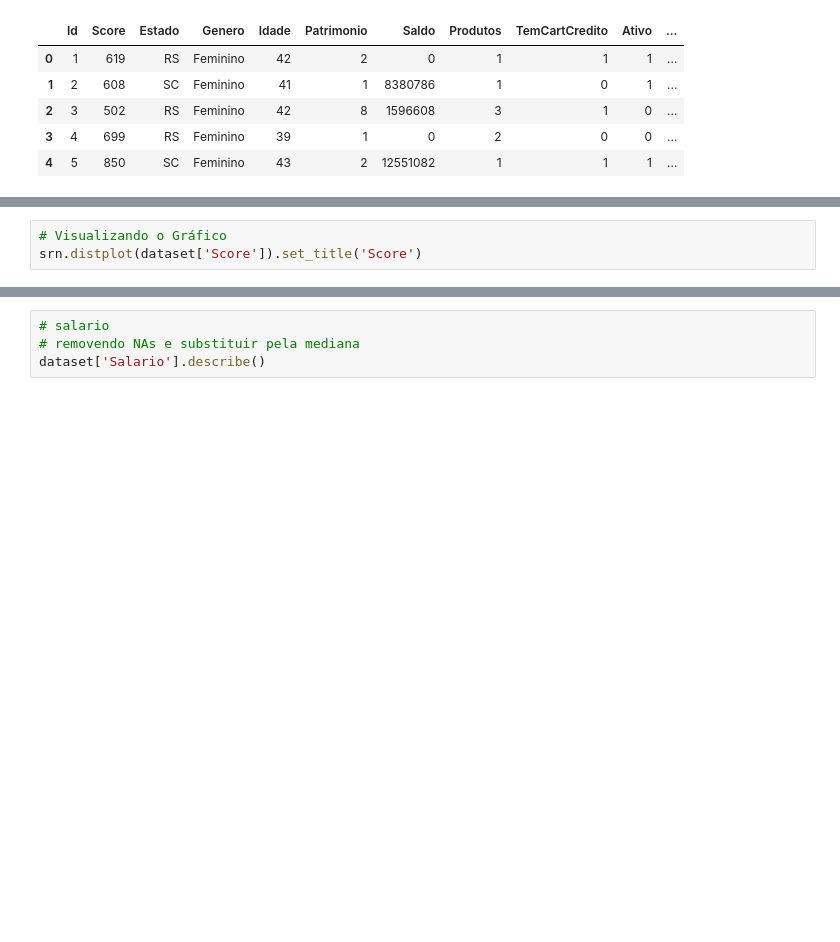
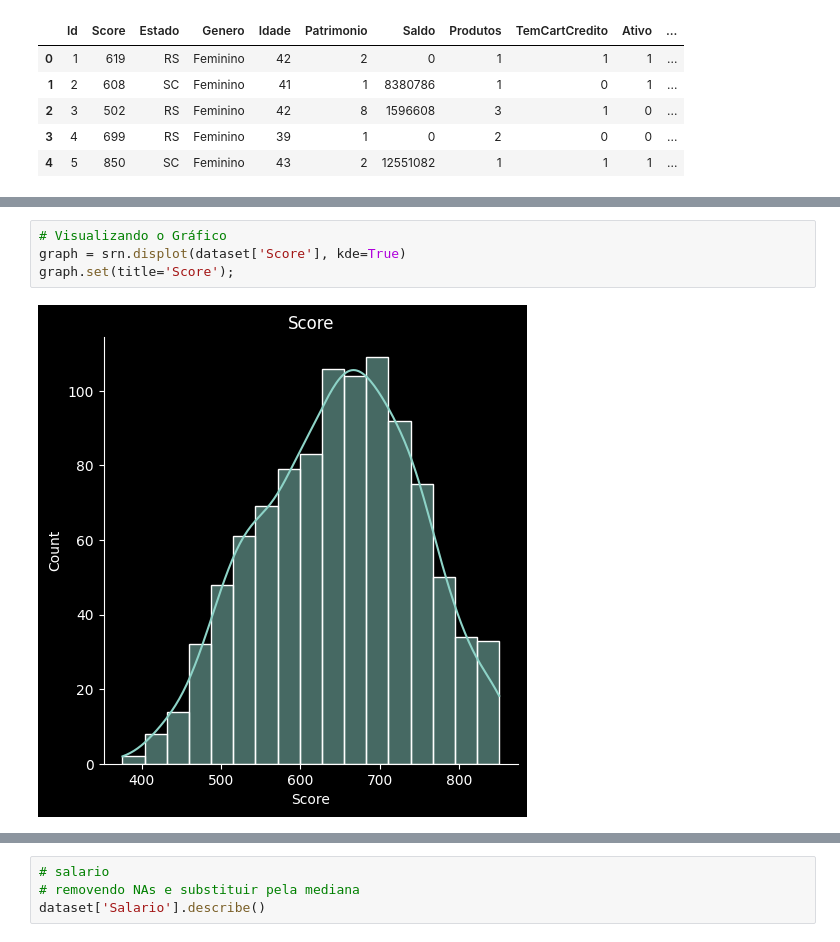
Before and after one commit to Joao-Inacio/Formacao-Cientista-de-Dados, a Jupyter notebook: 2_Limpeza_e_Tratamento_Dados/limpezaetratamento.ipynb, the cells around one changed output, grey strips where cells are left out. Saved outputs shown, nothing was run; the diff lists cells and outputs as text; blank space fills up the shorter version.

```diff
--- a/2_Limpeza_e_Tratamento_Dados/limpezaetratamento.ipynb
+++ b/2_Limpeza_e_Tratamento_Dados/limpezaetratamento.ipynb
@@ -62,6 +95,9 @@ srn.boxplot(dataset['Score']).set_title('Score')
 # %%
 # Visualizando o Gráfico
-srn.distplot(dataset['Score']).set_title('Score')
+graph = srn.displot(dataset['Score'], kde=True)
+graph.set(title='Score');
+# %% [output]
+[figure, added]
 # %%
 # idade
 dataset['Idade'].describe()
```
Also changed, not shown: parts of 16 cells of this notebook.
